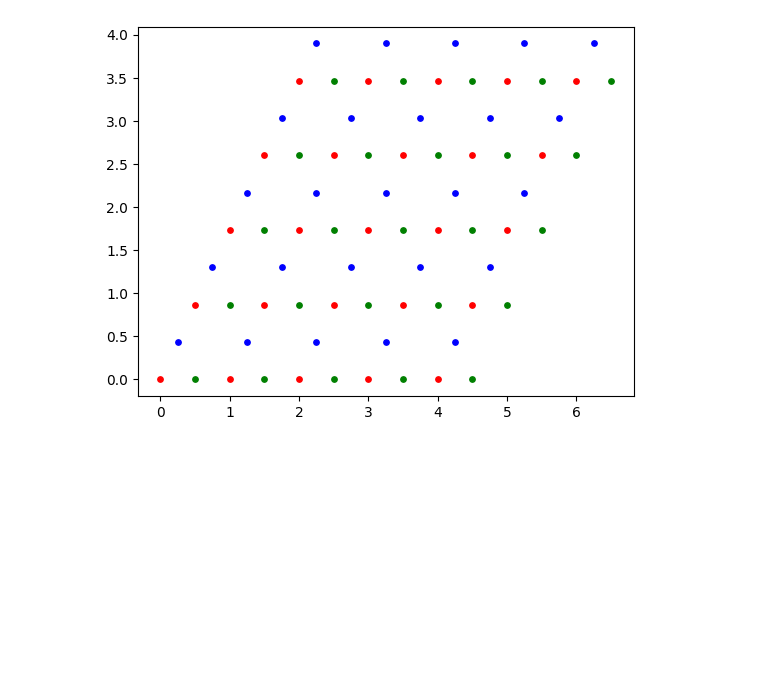
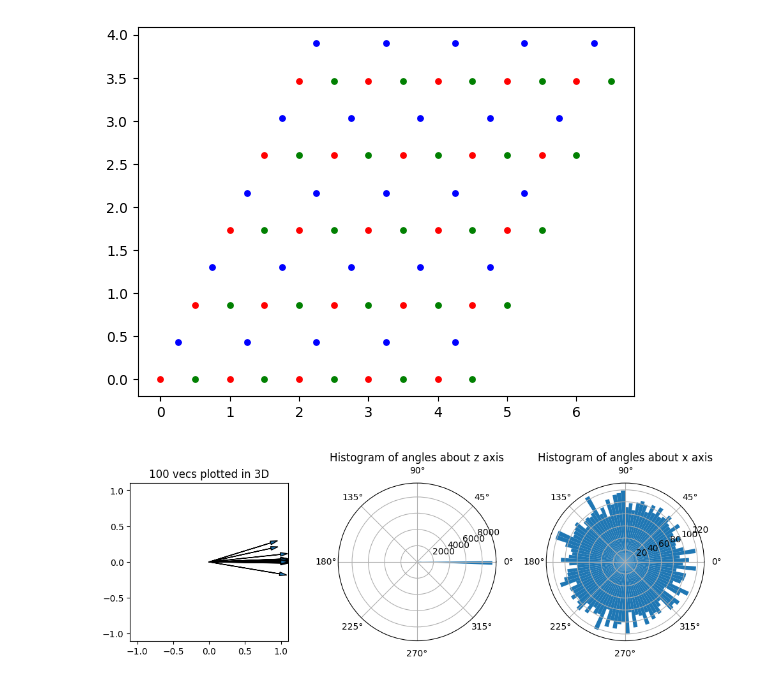
Before and after one commit to Sylvestre2251/Order-by-disorder-Project, a Jupyter notebook: Design/KAGOME_0_1.ipynb, the cells around one changed output. Drawn from its saved outputs; the diff is of its cells as text; code cells hidden in the pictures; blank space fills up the shorter version.

```diff
--- a/Design/KAGOME_0_1.ipynb
+++ b/Design/KAGOME_0_1.ipynb
@@ -400,3 +471,92 @@ number of lattice points= 75
 [figure]
 [figure]
 [figure]
+# %%
+import numpy as np
+import matplotlib.pyplot as plt
+import pandas as pd
+
+from numpy.random import rand, normal
+import scipy
+from scipy.spatial.transform import Rotation as R
+
+
+def plot_3d_vecs(vs):
+    if type(vs) == list:
+        vs = np.array(vs)
+
+    fig = plt.figure(figsize=(10,10))
+
+    _plot_2d_arrows(vs, 1)
+    _plot_2d_histogram(vs, 2, 'z')
+    _plot_2d_histogram(vs, 3, 'x')
+
+    #_plot_3d_points(vs, 3)
+
+    plt.tight_layout()
+
+    plt.show()
+
+def _plot_2d_arrows(vs, plot_ix):
+    # Plot arrows for the first 1000 or so, projected in 2d
+    ax = plt.subplot(1, 3, plot_ix)
+    ax.set_title('100 vecs plotted in 3D')
+
+    ax.set_aspect('equal', adjustable='box')
+    plt.xlim(-1.1, 1.1)
+    plt.ylim(-1.1, 1.1)
+    [ax.arrow(0, 0, x, y, head_width=0.05, head_length=0.1) for (x,y,z) in vs[:100]]
+
+def _plot_2d_histogram(vs, plot_ix, axis='x'):
+    # Histogram of angles, also projected in 2d
+    ax = plt.subplot(1, 3, plot_ix, projection='polar')
+    ax.set_title(f'Histogram of angles about {axis} axis')
+
+    if axis == 'x':
+        angles = [np.arctan2(z, y) for (x,y,z) in vs]
+    if axis == 'y':
+        angles = [np.arctan2(x, z) for (x,y,z) in vs]
+    if axis == 'z':
+        angles = [np.arctan2(y, x) for (x,y,z) in vs]
+
+    ax.hist(angles, bins=100)
+
+def _plot_3d_points(vs, plot_ix):
+    # Plot the points on a sphere.
+    ax = plt.subplot(1, 3, plot_ix, projection='3d')
+    ax.set_title('300 pts shown on a sphere')
+
+    # Plot a sphere
+    phi, theta = np.mgrid[0.0:np.pi:100j, 0.0:2.0*np.pi:100j]
+    x = np.sin(phi) * np.cos(theta)
+    y = np.sin(phi) * np.sin(theta)
+    z = np.cos(phi)
+    ax.plot_surface(
+        x, y, z,  rstride=1, cstride=1, color='c', alpha=0.3, linewidth=0)
+
+    # Plot data
+    data = vs[:300]*1.05
+    xx, yy, zz = np.hsplit(data, 3)
+    ax.scatter(xx, yy, zz, color="k", s=20)
+
+    # Matplotlib actually sucks - removed set_axis equal for 3d plots... so have to make
+    # spheres look roughly spherical by this bs now ;-;
+    r = 1.3
+    ax.set_xlim([-r,r])
+    ax.set_ylim([-r,r])
+    ax.set_zlim([-1,1])
+
+
+vs = []
+for i in range(10000):
+    delta=0.001
+    q =normal(scale=[1,delta,delta,delta],size=(4))
+
+
+    r = R.from_quat(q)
+    v = r.apply(np.array([1,0,0]))  # Hence... Random vector?
+    vs.append(v)
+
+plot_3d_vecs(vs)
+# %% [output]
+[figure, added]
```
Also changed, not shown: parts of 3 cells of this notebook.
